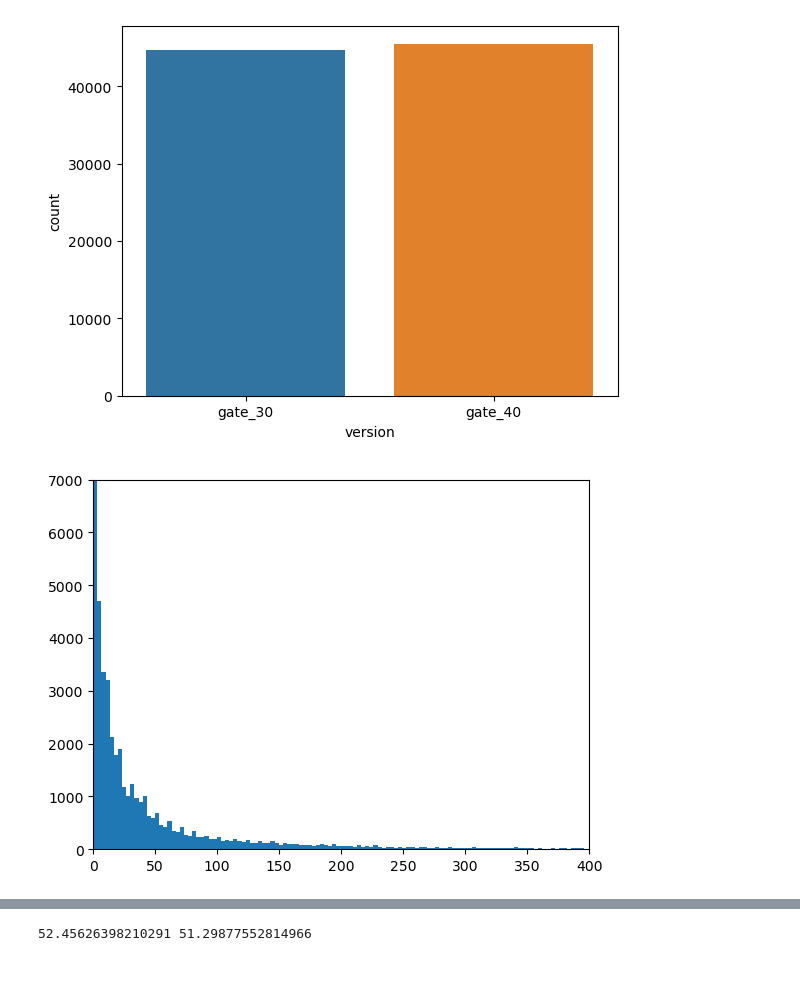
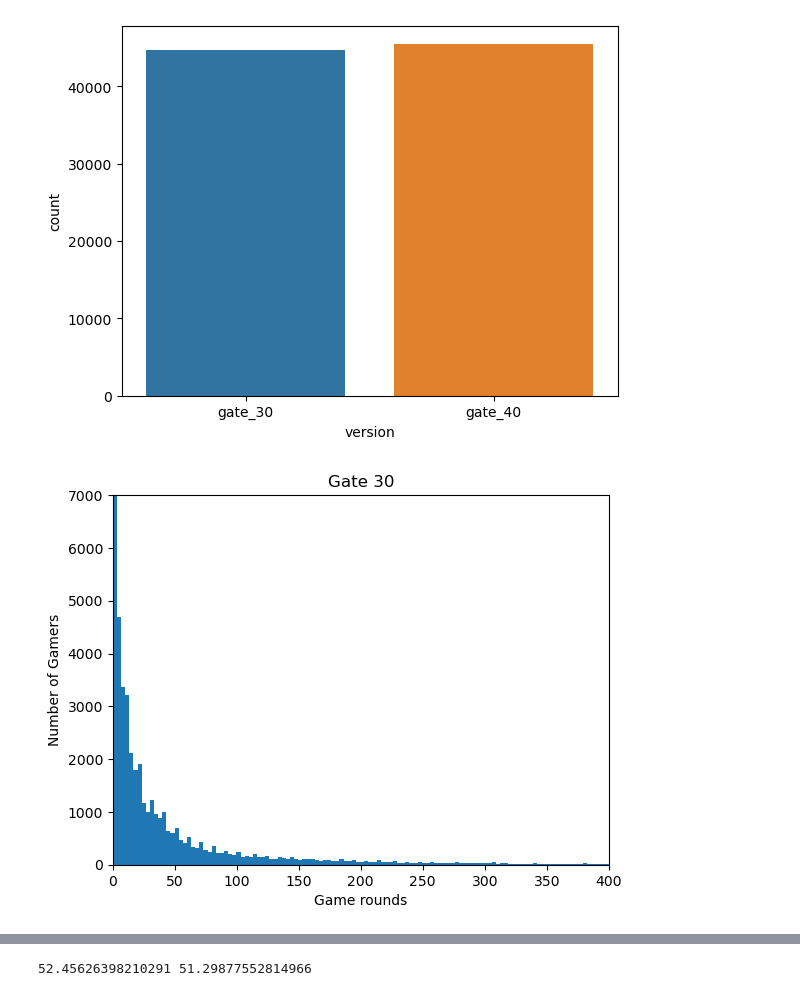
Before and after one commit to ivio05/CookieCats_A-B-testing, a Jupyter notebook: ABcats.ipynb, the cells around one changed output, grey strips where cells are left out. Saved outputs shown, nothing was run; the diff lists cells and outputs as text; code cells hidden in the pictures.

```diff
--- a/ABcats.ipynb
+++ b/ABcats.ipynb
@@ -40,10 +49,13 @@ sns.countplot(df, x=df['version'])
 # %%
 fig, ax = plt.subplots()
 ax.hist(df30[df30['sum_gamerounds'] < 1000]['sum_gamerounds'], 300)
 ax.set(xlim=(0, 400), ylim = (0, 7000))
+plt.title('Gate 30')
+plt.xlabel('Game rounds')
+plt.ylabel('Number of Gamers')
 plt.show()
 # %% [output]
-[figure, old version]
+[figure, new version]
 # %%
 fig, ax = plt.subplots()
 ax.hist(df40[df40['sum_gamerounds'] < 1000]['sum_gamerounds'], 300, color='orange')
```
Also changed, not shown: parts of 4 cells of this notebook, 1 other file.
